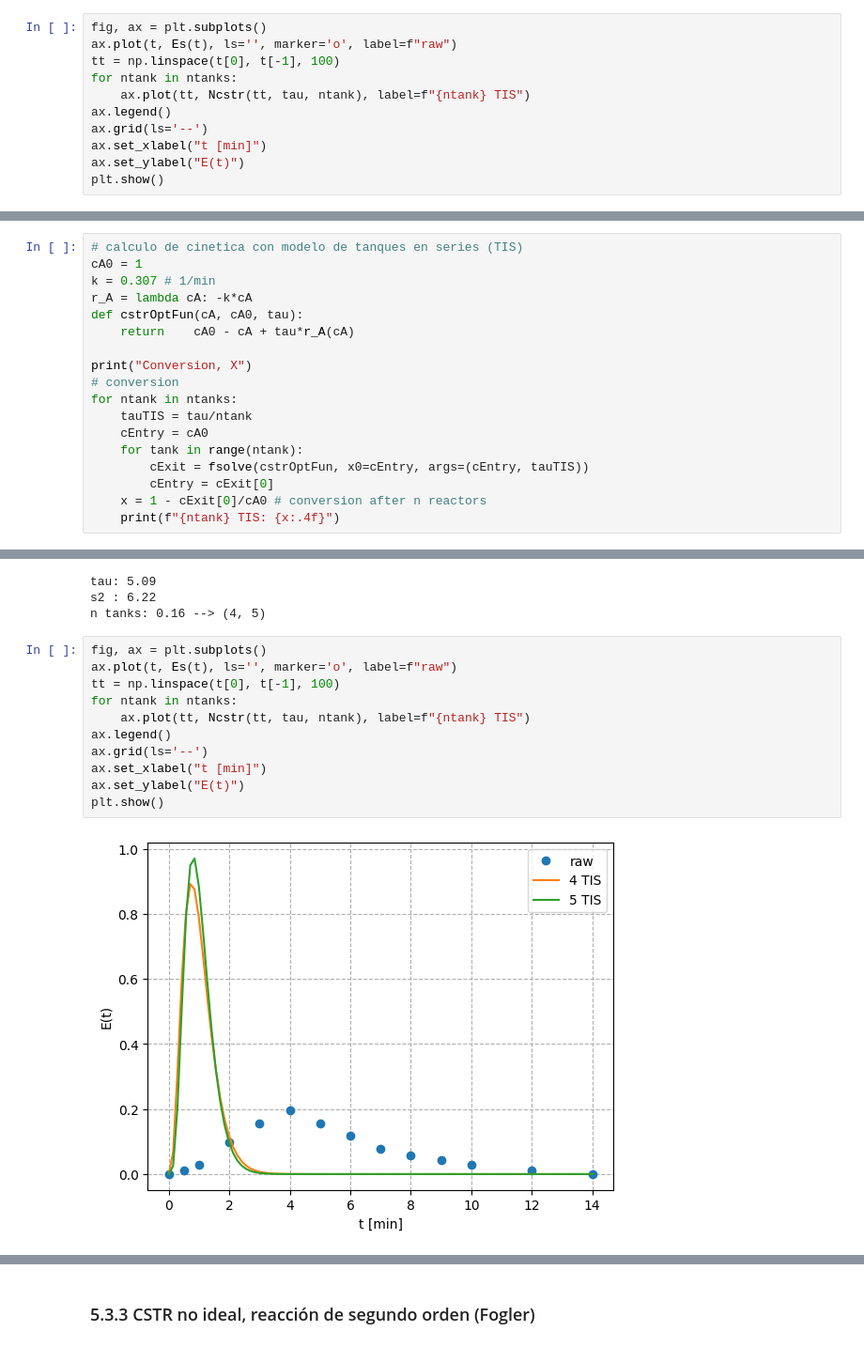
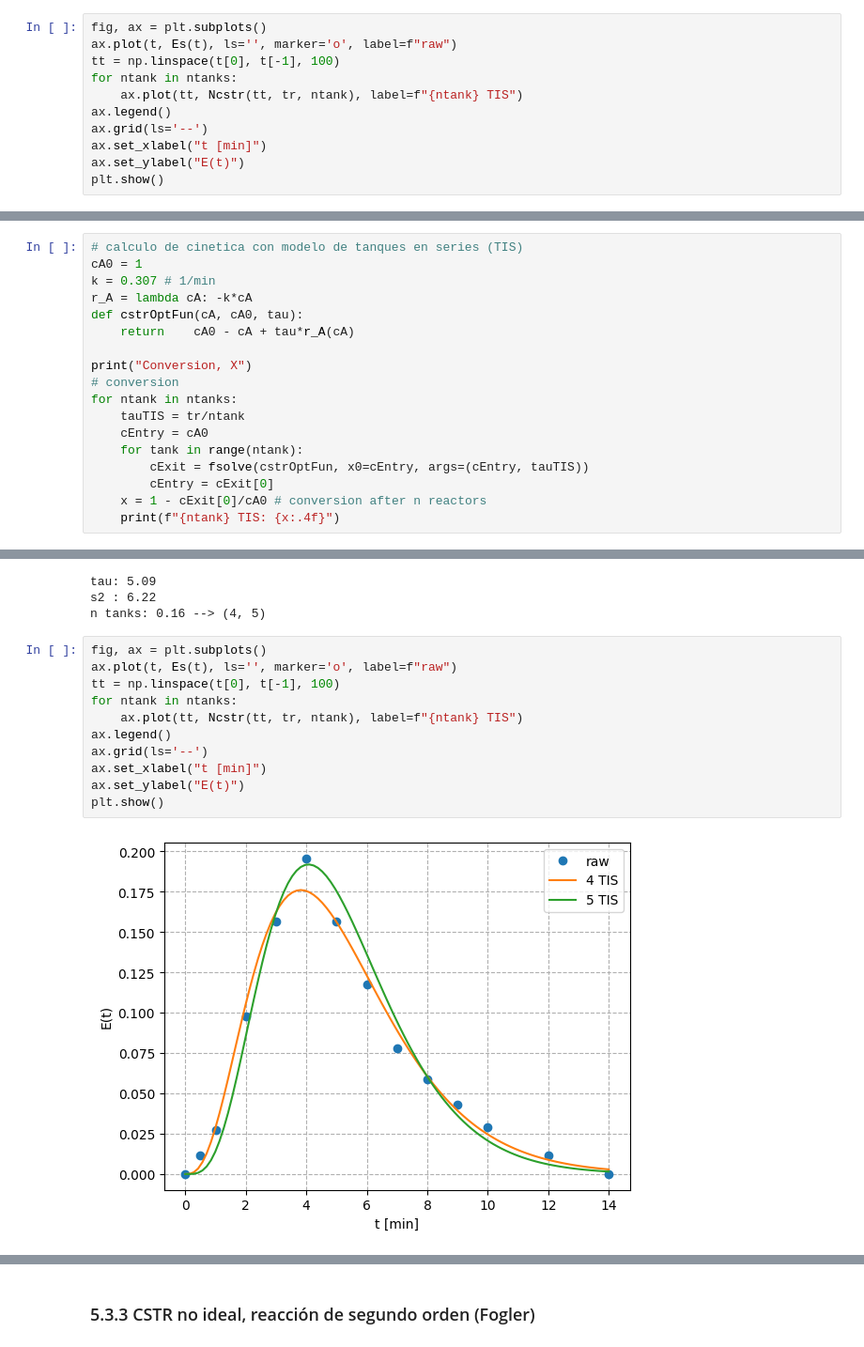
Before and after one commit to eicastroc/Kin_Cinvestav_IngMetalurgica, a Jupyter notebook: 05_analisisRTD/05_modelos_Compartimientos.ipynb, the cells around one changed output, grey strips where cells are left out. Shown at 94% size. Cells and saved outputs as stored; diff of their text form.

```diff
--- a/05_analisisRTD/05_modelos_Compartimientos.ipynb
+++ b/05_analisisRTD/05_modelos_Compartimientos.ipynb
@@ -117,7 +117,7 @@ fig, ax = plt.subplots()
 ax.plot(t, Es(t), ls='', marker='o', label=f"raw")
 tt = np.linspace(t[0], t[-1], 100)
 for ntank in ntanks:
-    ax.plot(tt, Ncstr(tt, tau, ntank), label=f"{ntank} TIS")
+    ax.plot(tt, Ncstr(tt, tr, ntank), label=f"{ntank} TIS")
 ax.legend()
 ax.grid(ls='--')
 ax.set_xlabel("t [min]")
@@ -136,7 +136,7 @@ def cstrOptFun(cA, cA0, tau):
 print("Conversion, X")
 # conversion
 for ntank in ntanks:
-    tauTIS = tau/ntank
+    tauTIS = tr/ntank
     cEntry = cA0
     for tank in range(ntank):
         cExit = fsolve(cstrOptFun, x0=cEntry, args=(cEntry, tauTIS))
@@ -194,16 +194,16 @@ n tanks: 0.16 --> (4, 5)
 # %%
 fig, ax = plt.subplots()
 ax.plot(t, Es(t), ls='', marker='o', label=f"raw")
 tt = np.linspace(t[0], t[-1], 100)
 for ntank in ntanks:
-    ax.plot(tt, Ncstr(tt, tau, ntank), label=f"{ntank} TIS")
+    ax.plot(tt, Ncstr(tt, tr, ntank), label=f"{ntank} TIS")
 ax.legend()
 ax.grid(ls='--')
 ax.set_xlabel("t [min]")
 ax.set_ylabel("E(t)")
 plt.show()
 # %% [output]
-[figure, old version]
+[figure, new version]
 # %%
 # calculo de cinetica con modelo de tanques en series (TIS)
 cA0 = 1
```
Also changed, not shown: parts of 5 cells of this notebook, 1 other file.
